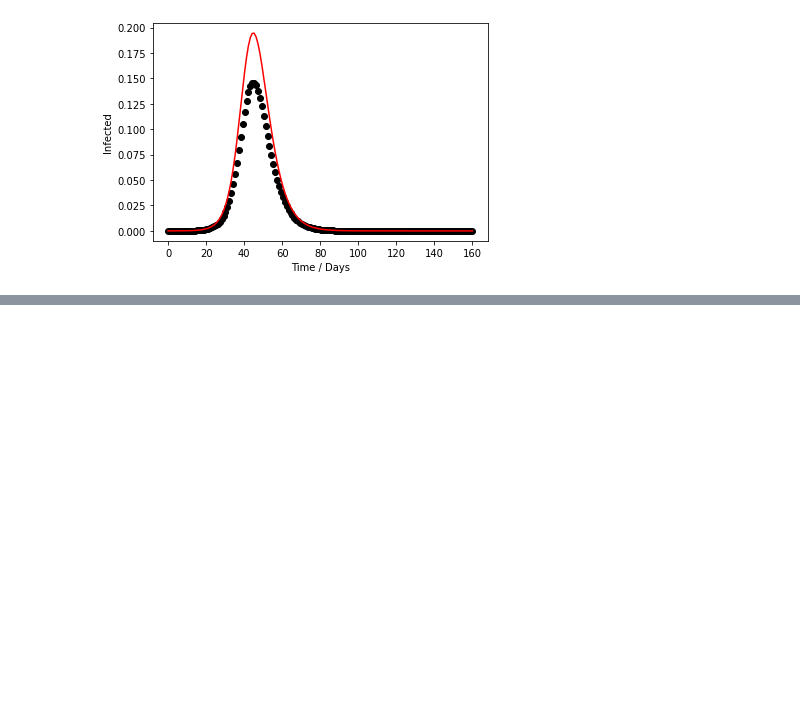
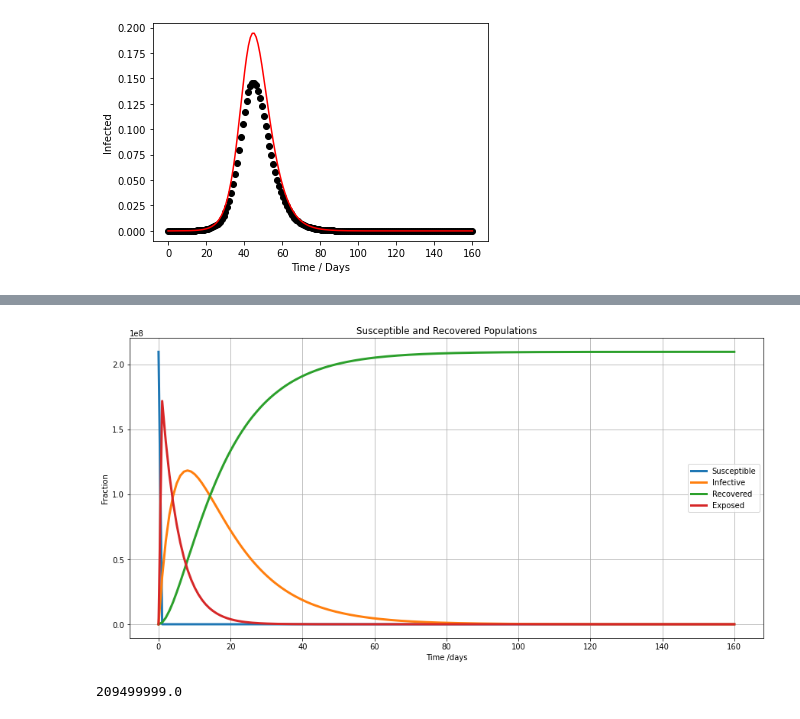
Before and after one commit to raydangaspar/covid-19, a Jupyter notebook: Modelling.ipynb, the cells around one changed output, grey strips where cells are left out. Drawn from its saved outputs; the diff is of its cells as text; code cells hidden in the pictures; blank space fills up the shorter version.

```diff
--- a/Modelling.ipynb
+++ b/Modelling.ipynb
@@ -424,0 +495,51 @@ plt.show();
+# %%
+incubation_time = 5.0                   # Incubation period of five days (1 to 12 days, but 5 days on average)
+infective_time = 14.0                   # Infectious period may start 1 to 3 days before you develop symptoms
+gamma = 1 / infective_time              # Recovery rate
+delta = 1 / incubation_time             # Incubation period
+R0 = 1                                  # Basic reproductive number
+beta = R0 * gamma                       # Infection rate
+N = 209_500_000
+# N = 100
+# N = 1000000
+# Colocar N = 1, e dividir tudo pela população do Brasil.
+
+# initial conditions
+E_initial = 1                           # number of exposed people on the beginning of the model. 1/20000 proportion
+I_initial = 0.00                        # number of infected people on the beginning of the model
+R_initial = 0.00                        # number of recovered people on the beginning of the model
+S_initial = N - E_initial - I_initial - R_initial     # number of susceptible people on the beginning of the model
+# %%
+from sklearn.preprocessing import MinMaxScaler
+scaler = MinMaxScaler(feature_range = (0,1))
+days = 160
+t = np.linspace(0, days, days)                  # Grid of time points (in days)
+y0 = S_initial, E_initial, I_initial, R_initial # Initial conditions vector
+
+# Integrate the SEIR equations over the time grid, t.
+ret = odeint(deriv, y0, t, args=(beta, gamma, delta))
+# ret_norm1 = (ret - ret.min()) / (ret.max() - ret.min())
+# ret_norm = scaler.fit_transform(ret)
+S, E, I, R = ret.T
+# S, E, I, R = ret_norm1.T
+# S, E, I, R = ret_norm.T
+# %%
+plotdata_population(t, S, E, I, R)
+# %% [output]
+[figure, added]
+# %%
+# determinar quem vai variar, só o beta varia
+params = Parameters()
+
+params.add('S_initial', value = S_initial, vary=False)
+print(S_initial)
+params.add('E_initial', value = E_initial, vary=False)
+params.add('I_initial', value = I_initial, vary=False)
+params.add('R_initial', value = R_initial, vary=False)
+params.add('gamma', value = gamma, vary=False)
+params.add('delta', value = delta, vary=False)
+
+# params.add('beta', value = beta, vary=True, min=0)
+params.add('beta', value = 1, vary=True, min=0)
+# %% [output]
+209499999.0
```
Also changed, not shown: parts of 10 cells of this notebook.
